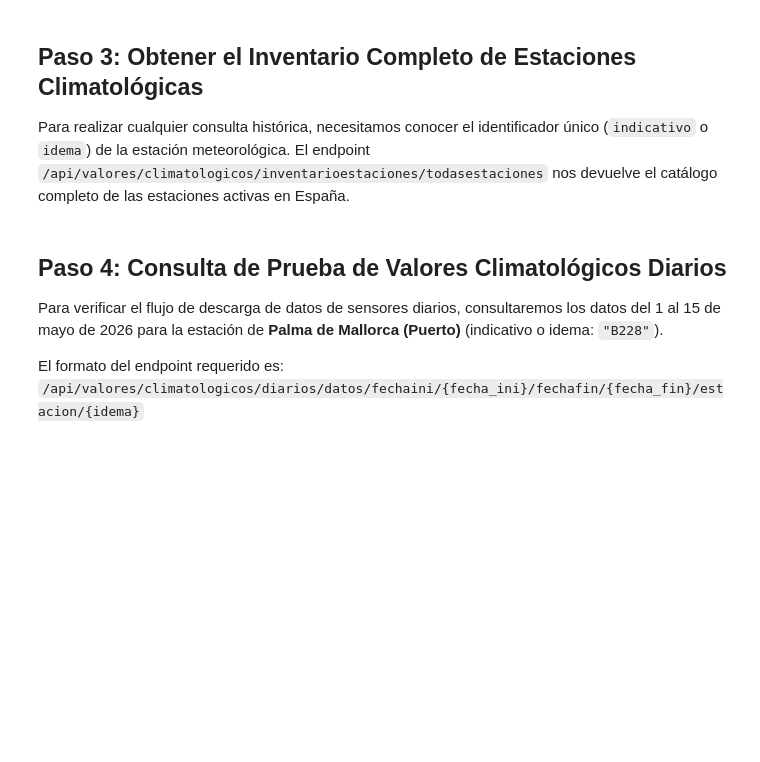
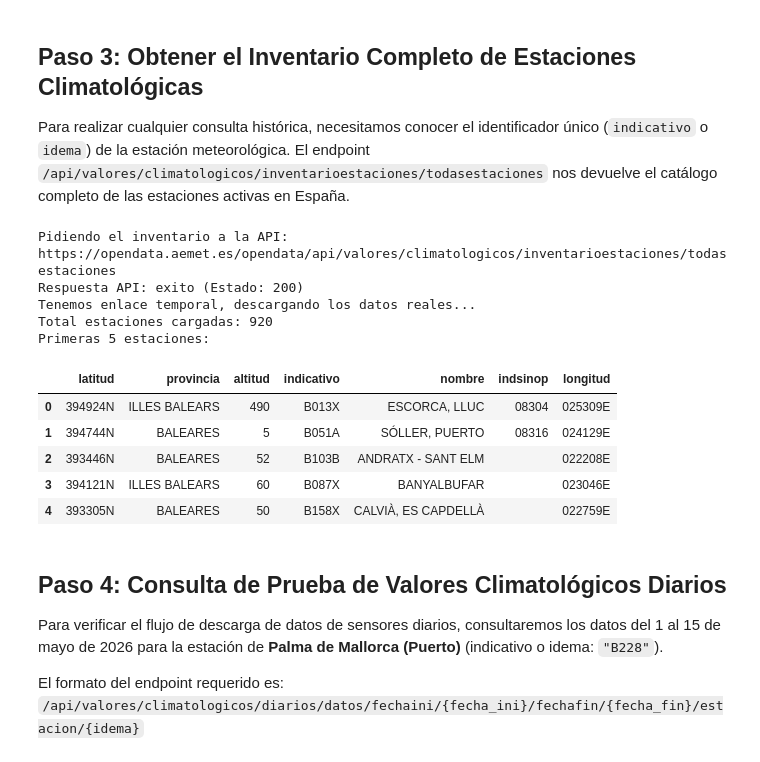
Before and after one commit to marodriguezd/grupo-aemet, a Jupyter notebook: Miguel/AEMET_Resumen editable.ipynb, the cells around one changed output. Drawn from its saved outputs; the diff is of its cells as text; code cells hidden in the pictures; blank space fills up the shorter version.

```diff
--- a/Miguel/AEMET_Resumen editable.ipynb
+++ b/Miguel/AEMET_Resumen editable.ipynb
@@ -116,39 +126,51 @@ def obtener_inventario_estaciones():
 
     print("Pidiendo el inventario a la API:", url_base)
     try:
-        response = requests.get(url_base, headers=headers)
+        response = requests.get(url_base, headers=headers, timeout=30)
         if response.status_code == 200:
             meta_datos = response.json()
             print(f"Respuesta API: {meta_datos.get('descripcion')} (Estado: {meta_datos.get('estado')})")
 
             if meta_datos.get('estado') == 200:
                 url_datos = meta_datos.get('datos')
                 print("Tenemos enlace temporal, descargando los datos reales...")
 
                 # Segunda llamada
-                datos_response = requests.get(url_datos)
+                datos_response = requests.get(url_datos, timeout=30)
                 if datos_response.status_code == 200:
                     return datos_response.json()
                 else:
                     print("Error al descargar datos finales, código:", datos_response.status_code)
             else:
                 print("Error en AEMET:", meta_datos.get('descripcion'))
         else:
             print("Error de red en la primera llamada:", response.status_code)
     except Exception as e:
         print("Ha ocurrido una excepción:", e)
     return None
 
 # Probamos a traer las estaciones
 estaciones = obtener_inventario_estaciones()
 
 if estaciones:
     print(f"Total estaciones cargadas: {len(estaciones)}")
     df_estaciones = pd.DataFrame(estaciones)
     print("Primeras 5 estaciones:")
     display(df_estaciones.head(5))
 else:
     print("No se pudo obtener el inventario. Revisa la clave API.")
+# %% [output]
+Pidiendo el inventario a la API: https://opendata.aemet.es/opendata/api/valores/climatologicos/inventarioestaciones/todasestaciones
+Respuesta API: exito (Estado: 200)
+Tenemos enlace temporal, descargando los datos reales...
+Total estaciones cargadas: 920
+Primeras 5 estaciones:
+|  | latitud | provincia | altitud | indicativo | nombre | indsinop | longitud |
+| 0 | 394924N | ILLES BALEARS | 490 | B013X | ESCORCA, LLUC | 08304 | 025309E |
+| 1 | 394744N | BALEARES | 5 | B051A | SÓLLER, PUERTO | 08316 | 024129E |
+| 2 | 393446N | BALEARES | 52 | B103B | ANDRATX - SANT ELM |  | 022208E |
+| 3 | 394121N | ILLES BALEARS | 60 | B087X | BANYALBUFAR |  | 023046E |
+| 4 | 393305N | BALEARES | 50 | B158X | CALVIÀ, ES CAPDELLÀ |  | 022759E |
 # %% [markdown]
 ## Paso 4: Consulta de Prueba de Valores Climatológicos Diarios
 
```
Also changed, not shown: parts of 7 cells of this notebook, 22 other files.
